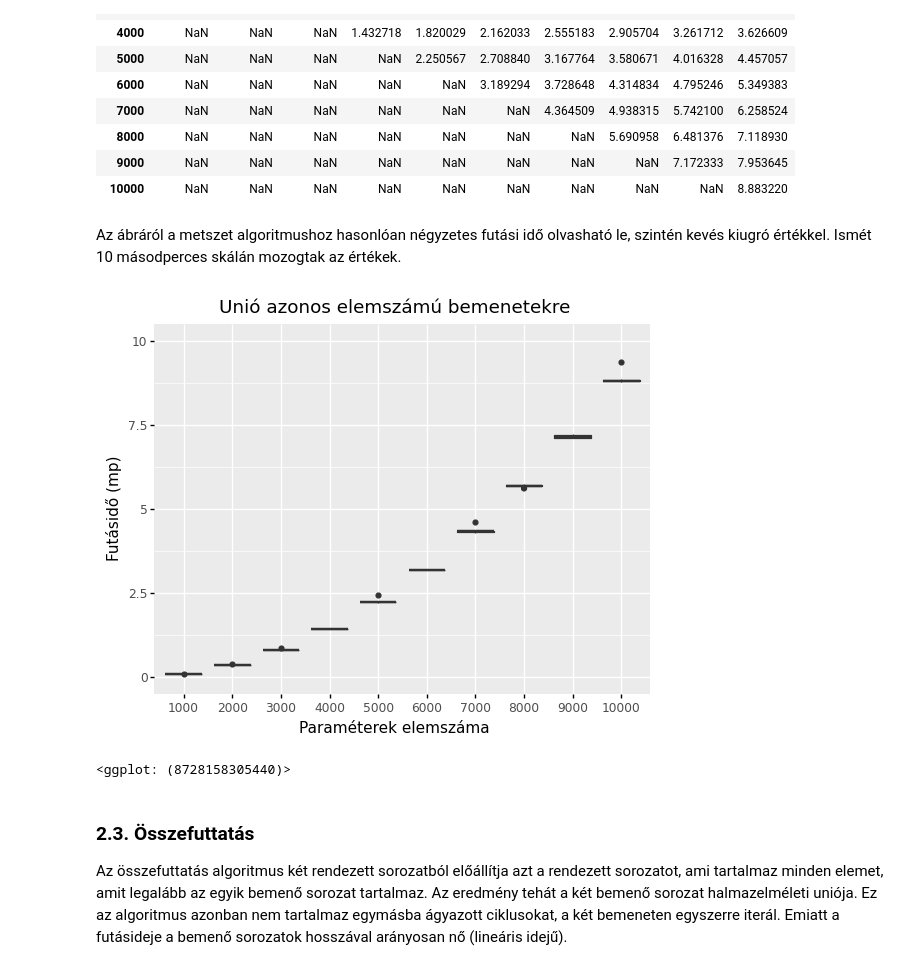
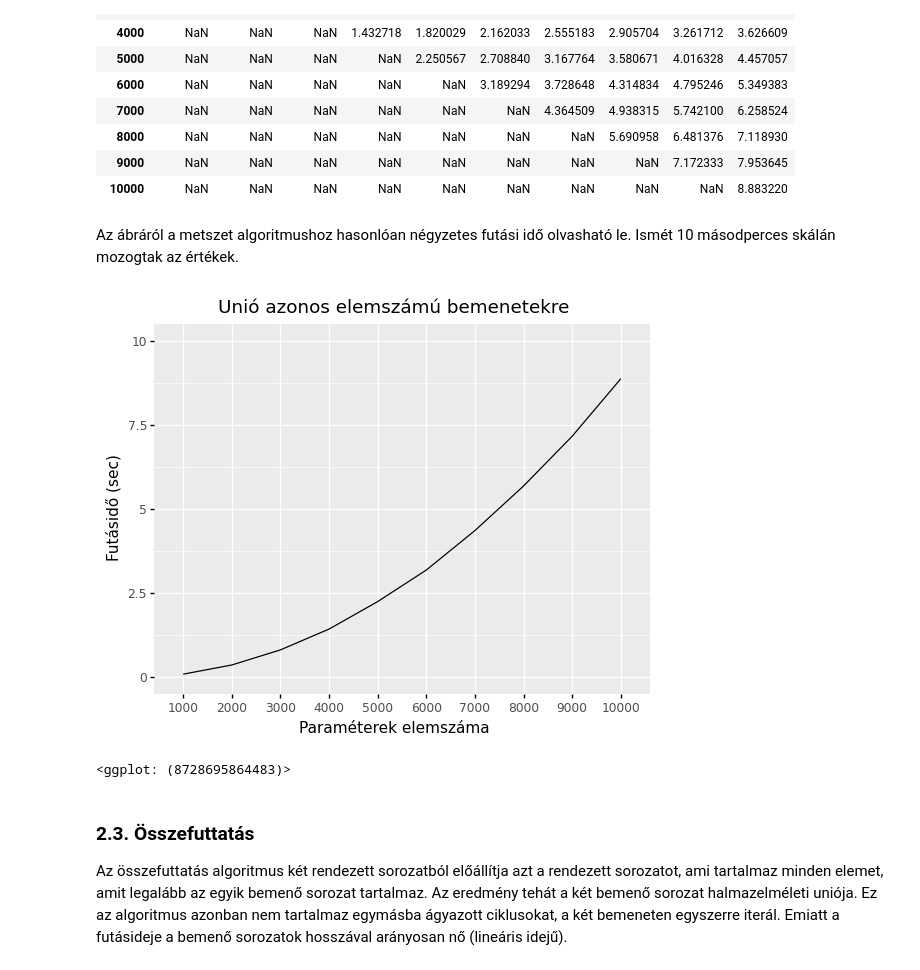
Before and after one commit to zslim/algoritmusok_elemzes, a Jupyter notebook: jupyter/Algoritmusok_elemzese.ipynb, the cells around one changed output. Drawn from its saved outputs; the diff is of its cells as text; code cells hidden in the pictures.

```diff
--- a/jupyter/Algoritmusok_elemzese.ipynb
+++ b/jupyter/Algoritmusok_elemzese.ipynb
@@ -112,22 +132,24 @@ pandas.crosstab(union_df.param1, union_df.param2, values=union_df.seconds, aggfu
 | 9000 | NaN | NaN | NaN | NaN | NaN | NaN | NaN | NaN | 7.172333 | 7.953645 |
 | 10000 | NaN | NaN | NaN | NaN | NaN | NaN | NaN | NaN | NaN | 8.883220 |
 # %% [markdown]
-Az ábráról a metszet algoritmushoz hasonlóan négyzetes futási idő olvasható le, szintén kevés kiugró értékkel. Ismét 10 másodperces skálán mozogtak az értékek.
+Az ábráról a metszet algoritmushoz hasonlóan négyzetes futási idő olvasható le. Ismét 10 másodperces skálán mozogtak az értékek.
 # %%
 union_diagonal = union_df.query("param1 == param2").copy()
 union_diagonal["param_cat"] = pandas.Categorical(union_diagonal.param1)
+union_plot_data = union_diagonal.loc[:, ["param_cat", "seconds"]].groupby("param_cat").mean()
+union_plot_data["param"] = union_plot_data.index.values
 union_plot = (
-    ggplot(union_diagonal, aes(x="param_cat", y="seconds"))
-    + geom_boxplot()
+    ggplot(union_plot_data, aes(x="param", y="seconds"))
+    + geom_line(aes(group=1))
     + xlab("Paraméterek elemszáma")
-    + ylab("Futásidő (mp)")
+    + ylab("Futásidő (sec)")
     + ggtitle("Unió azonos elemszámú bemenetekre")
     + ylim(0, 10)
 )
 union_plot
 # %% [output]
-[figure, old version]
+[figure, new version]
-<ggplot: (8728158305440)>
+<ggplot: (8728695864483)>
 # %% [markdown]
 ### 2.3. Összefuttatás
 
```
Also changed, not shown: parts of 73 cells of this notebook, 3 other files.
